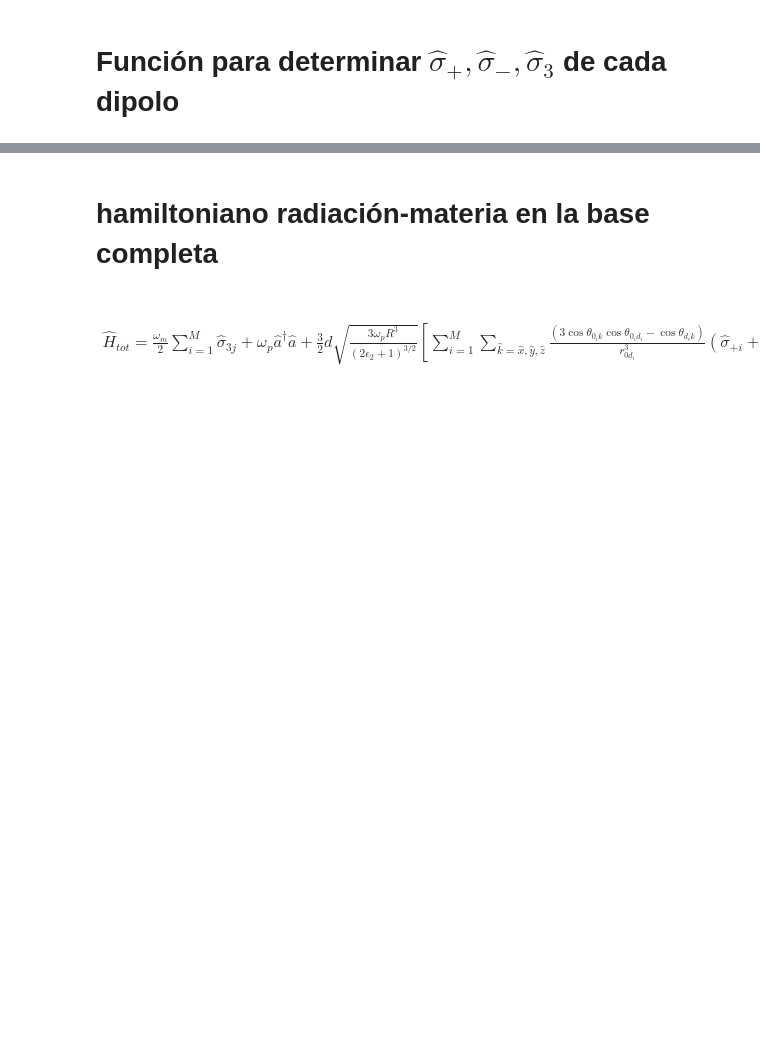
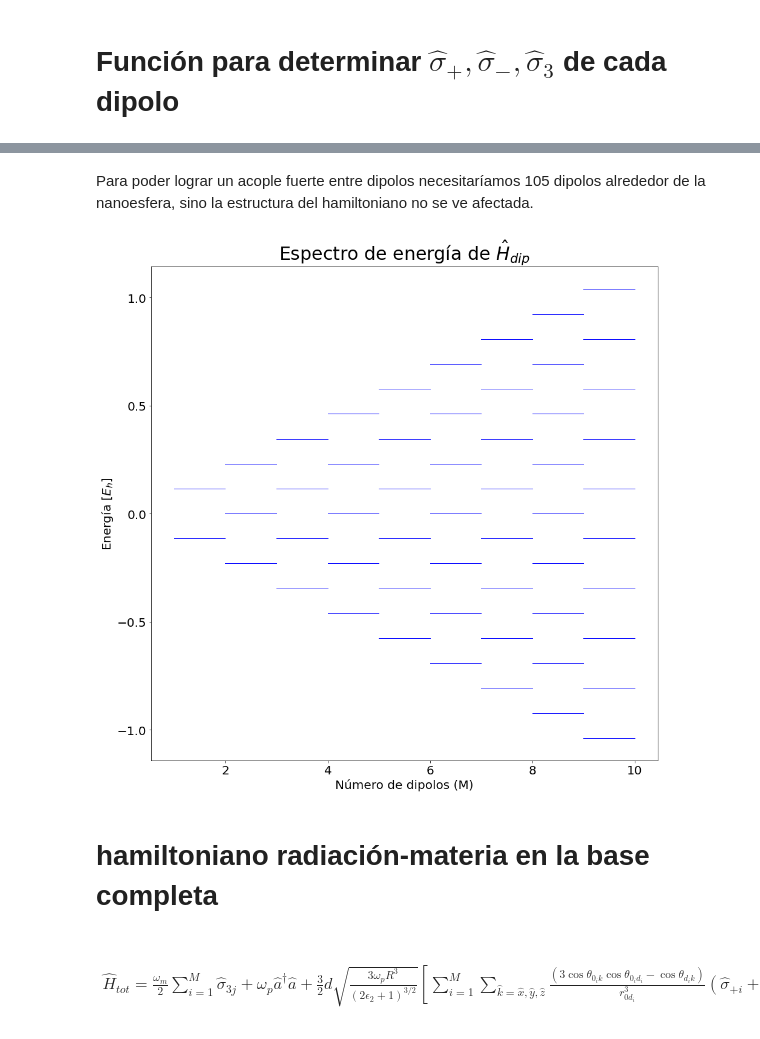
Before and after one commit to juanF9910/Trabajo_Grado_git, a Jupyter notebook: niveles_E2.ipynb, the cells around one changed output, grey strips where cells are left out. Saved outputs shown, nothing was run; the diff lists cells and outputs as text; code cells hidden in the pictures; blank space fills up the shorter version.

```diff
--- a/niveles_E2.ipynb
+++ b/niveles_E2.ipynb
@@ -459,0 +408,8 @@ array([[0., 1., 0., 0., 0., 0., 0., 0.],
+# %%
+def vecinosp(i, M):
+
+    V=vecinos(i, M)
+
+    if i==0:
+        V.append(M-1)
+    return V
@@ -459,0 +454,10 @@ array([[0., 1., 0., 0., 0., 0., 0., 0.],
+# %%
+def HdipI(M, momentos, sigmas):
+
+    s=sigmas[0].shape
+    H_2=np.zeros((s))
+
+    for i in range (M):
+        H_2+=Ein(i,M,momentos, sigmas)
+
+    return (d**2/r**3)*H_2
@@ -460,3 +470,63 @@ array([[0., 1., 0., 0., 0., 0., 0., 0.],
+# %% [markdown]
+Para poder lograr un acople fuerte entre dipolos necesitaríamos 105 dipolos alrededor de la nanoesfera, sino la estructura del hamiltoniano no se ve afectada.
+# %%
+#parámetros de la nano esfera
+
+c= 299792458
+nu=c/197.49e-9
+
+omega_p=Freo(2*np.pi*nu) #se ingresa en eV, luego se transforma en Hartrees.
+omega_m=omega_p
+
+R=a0(10e-9) #urgente determinar el R asociado a una frecuencia dada.
+
+epsilon_2=6.05
+
+d=10*dby(1.811)  #el dipolo se ingresa en debyes
+
+r=a0(6.27e-10)   #distancia natural entre dipolos
+
+alpha=0.05
+
+A=(1+alpha)*R
+
+
+M=9
+N=0
+
+momentos=Momentos(M)
+sigmas=sigmaT(M, N)
+
+fig1,ax1=plt.subplots(1,1, figsize=(15,15))
+
+
+for i in range(1, M+1):
+    U0=Hdip0(i, sigmas)
+    U1=HdipI(i, momentos, sigmas)
+
+    E0=np.real(np.linalg.eigvals(U0))
+    E1=np.real(np.linalg.eigvals(U1))
+    E2=np.real(np.linalg.eigvals(U0+U1))
+
+
+    for j in range(len(E2)):
+        X=[int(i), int(i+1)]
+        ax1.plot(X,[E2[j],E2[j]], c='b', lw=1)
+        #ax1.plot(X,[E0[j],E0[j]], c='k')
+
+
+
+ax1.set_xlabel('Número de dipolos (M)', fontsize=20)
+ax1.set_ylabel(r'Energía$~[E_h]$', fontsize=20)
+ax1.set_title('Espectro de energía de $\hat{H}_{dip}$', fontsize=30)
+
+ax1.tick_params(axis='x', labelsize=20)
+ax1.tick_params(axis='y', labelsize=20)
+
+
+plt.show()
+# %% [output]
+[figure, added]
 # %% [markdown]
 # hamiltoniano radiación-materia  en la base completa
 # %% [markdown]
```
Also changed, not shown: parts of 47 cells of this notebook.
